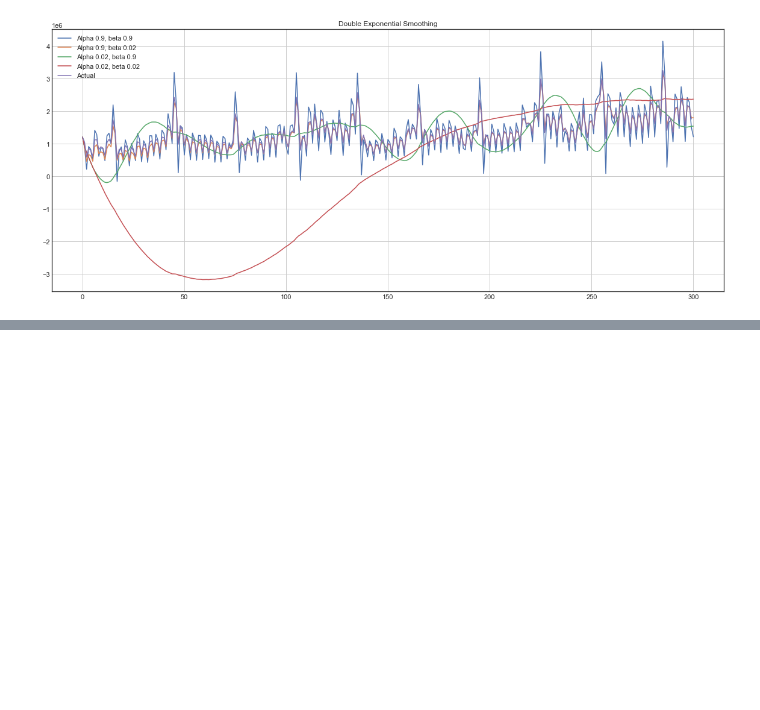
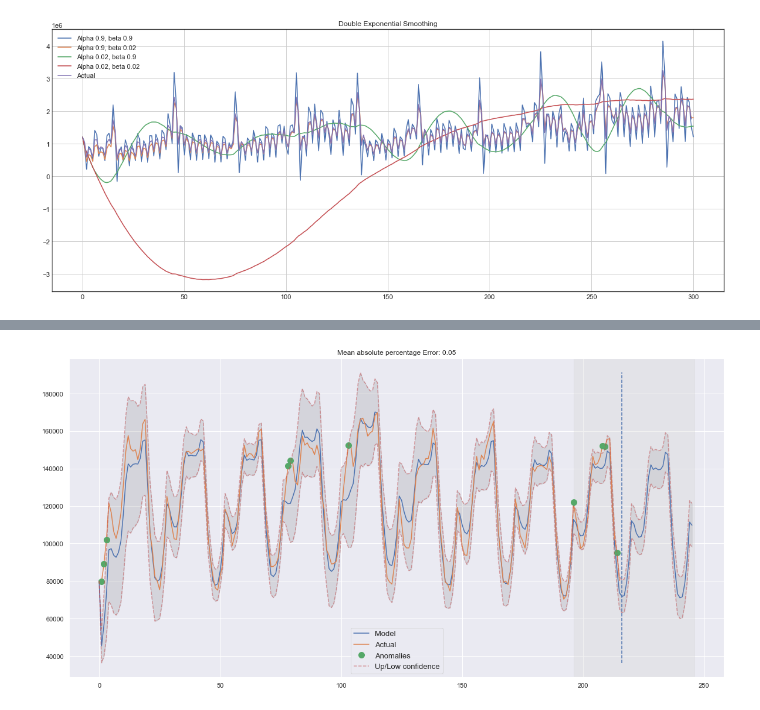
Before and after one commit to adwiza/machine_learning, a Jupyter notebook: ml_23-Time series analysis.ipynb, the cells around one changed output, grey strips where cells are left out. Saved outputs shown, nothing was run; the diff lists cells and outputs as text; code cells hidden in the pictures; blank space fills up the shorter version.

```diff
--- a/ml_23-Time series analysis.ipynb
+++ b/ml_23-Time series analysis.ipynb
@@ -316,0 +521,4 @@ plot_double_exponential_smoothing(currency.GEMS_GEMS_SPENT, alphas=[.9, .02], be
+# %%
+plot_holt_winters(ads.Ads, plot_intervals=True, plot_anomalies=True)
+# %% [output]
+[figure, added]
```
Also changed, not shown: parts of 21 cells of this notebook.
